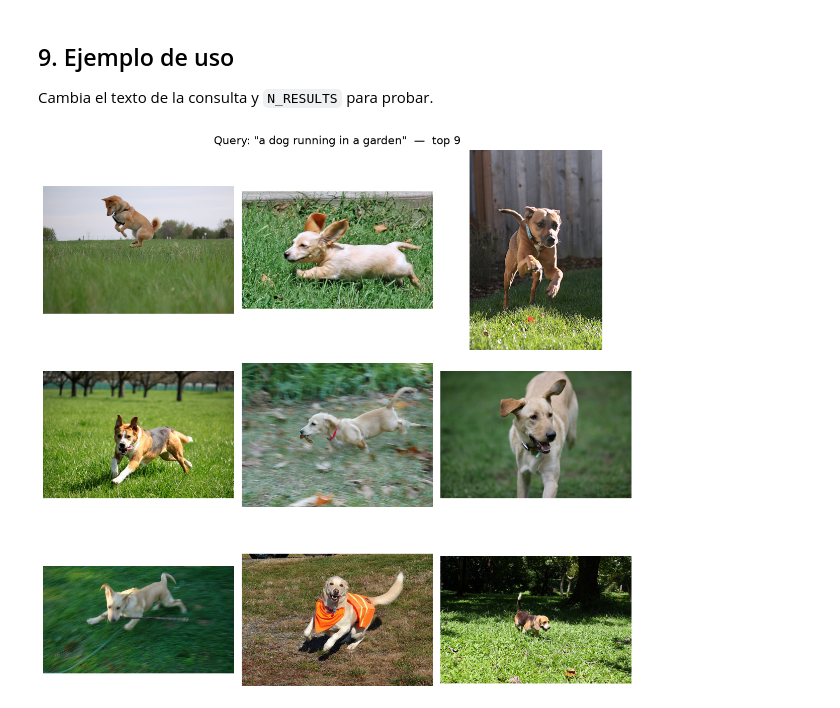
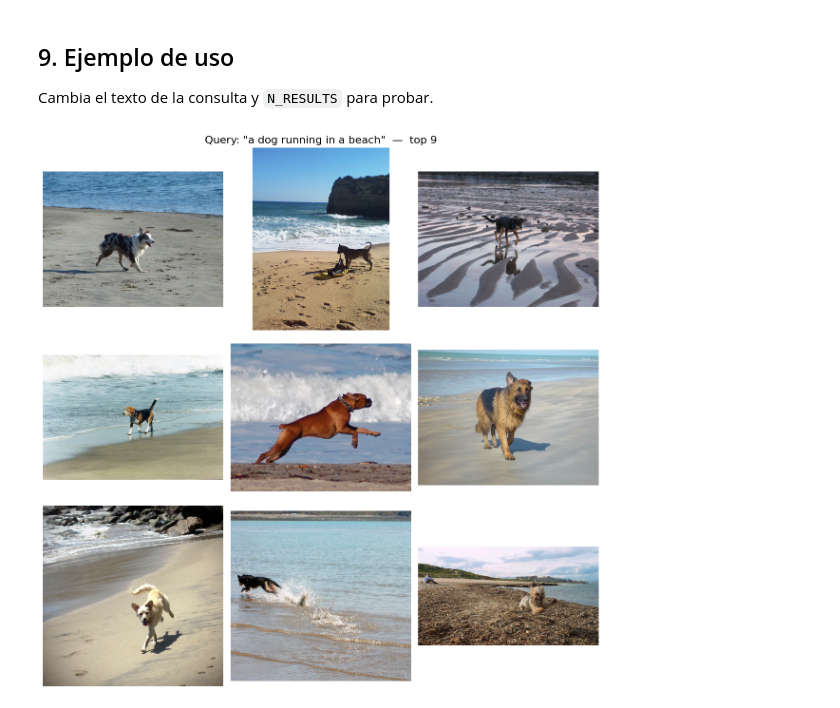
Before and after one commit to miguel-kjh/clip_implementation, a Jupyter notebook: notebooks/image_retrieval_demo.ipynb, the cells around one changed output. Drawn from its saved outputs; the diff is of its cells as text; code cells hidden in the pictures.

```diff
--- a/notebooks/image_retrieval_demo.ipynb
+++ b/notebooks/image_retrieval_demo.ipynb
@@ -17,7 +17,7 @@ import os
 
 # Carpeta del experimento dentro de checkpoints/ (nombre o ruta completa).
 # Si es None, se usa el experimento cargable más reciente.
-EXPERIMENT_DIR = "resnet50_distilbert-base-uncased_imgmlp_txtmlp_bs32_ep4_flickr8k_20260709-184330"
+EXPERIMENT_DIR = "resnet50_distilbert-base-uncased_imgmlp_txtmlp_bs32_ep4_flickr8k_20260710-095037"
 
 # Raíz del proyecto (carpeta padre de notebooks/).
 PROJECT_ROOT = os.path.abspath(os.path.join(os.getcwd(), ".."))
@@ -217,6 +204,6 @@ def show_results(query, n=N_RESULTS):
 
 Cambia el texto de la consulta y `N_RESULTS` para probar.
 # %%
-show_results("a dog running in a garden", n=N_RESULTS)
+show_results("a dog running in a beach", n=N_RESULTS)
 # %% [output]
-[figure, old version]
+[figure, new version]
```
Also changed, not shown: parts of 2 cells of this notebook, 2 other files.
